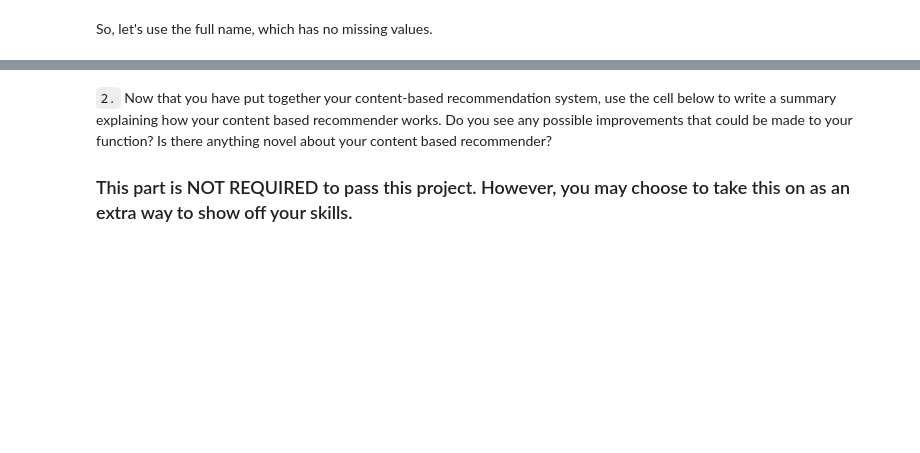
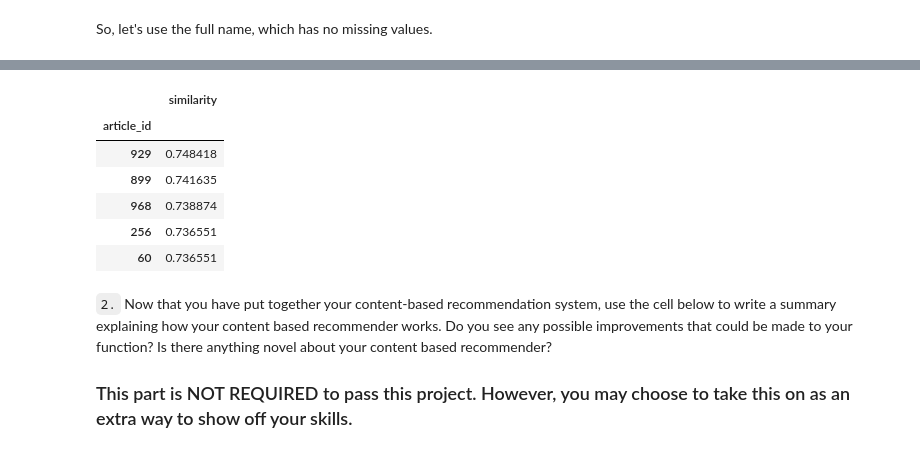
Before and after one commit to mtasende/data-scientist-nanodegree, a Jupyter notebook: projects/p05_watson_recommender/Recommendations_with_IBM.ipynb, the cells around one changed output, grey strips where cells are left out. Saved outputs shown, nothing was run; the diff lists cells and outputs as text; code cells hidden in the pictures; blank space fills up the shorter version.

```diff
--- a/projects/p05_watson_recommender/Recommendations_with_IBM.ipynb
+++ b/projects/p05_watson_recommender/Recommendations_with_IBM.ipynb
@@ -678,0 +860,12 @@ def make_content_recs():
+# %%
+similarities = art_vectors.dot(art_vec.T).rename(
+    columns={0:'similarity'}).sort_values('similarity', ascending=False)
+similarities.head()
+# %% [output]
+|  | similarity |
+| article_id |  |
+| 929 | 0.748418 |
+| 899 | 0.741635 |
+| 968 | 0.738874 |
+| 256 | 0.736551 |
+| 60 | 0.736551 |
```
Also changed, not shown: parts of 31 cells of this notebook.
